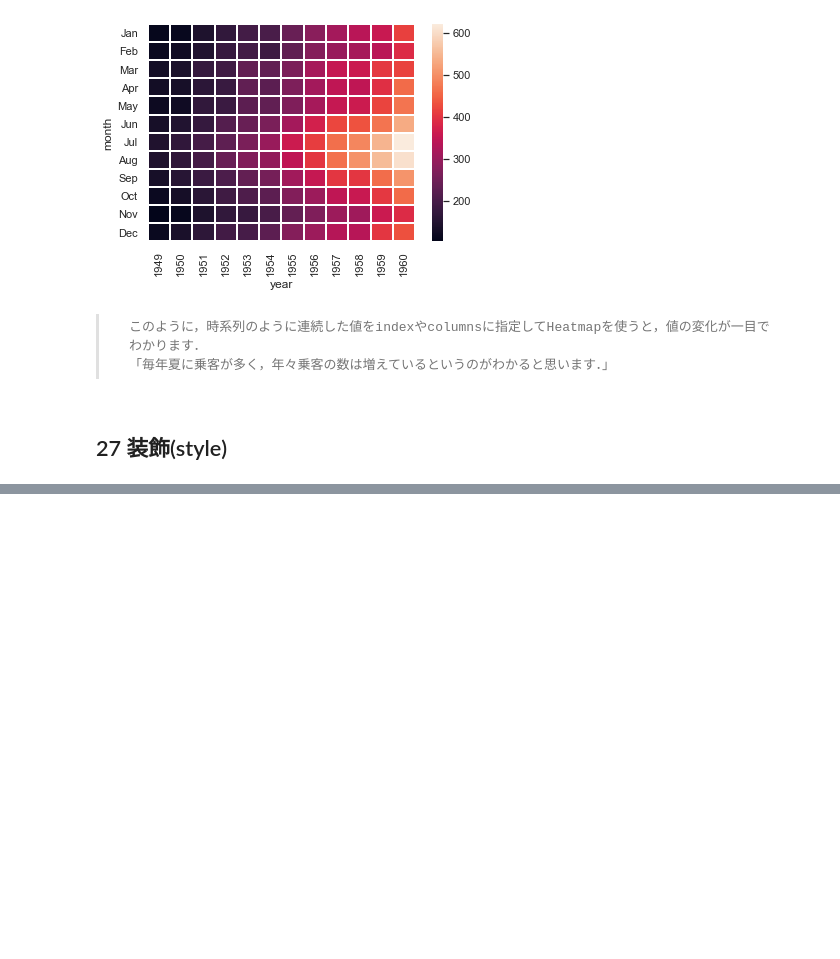
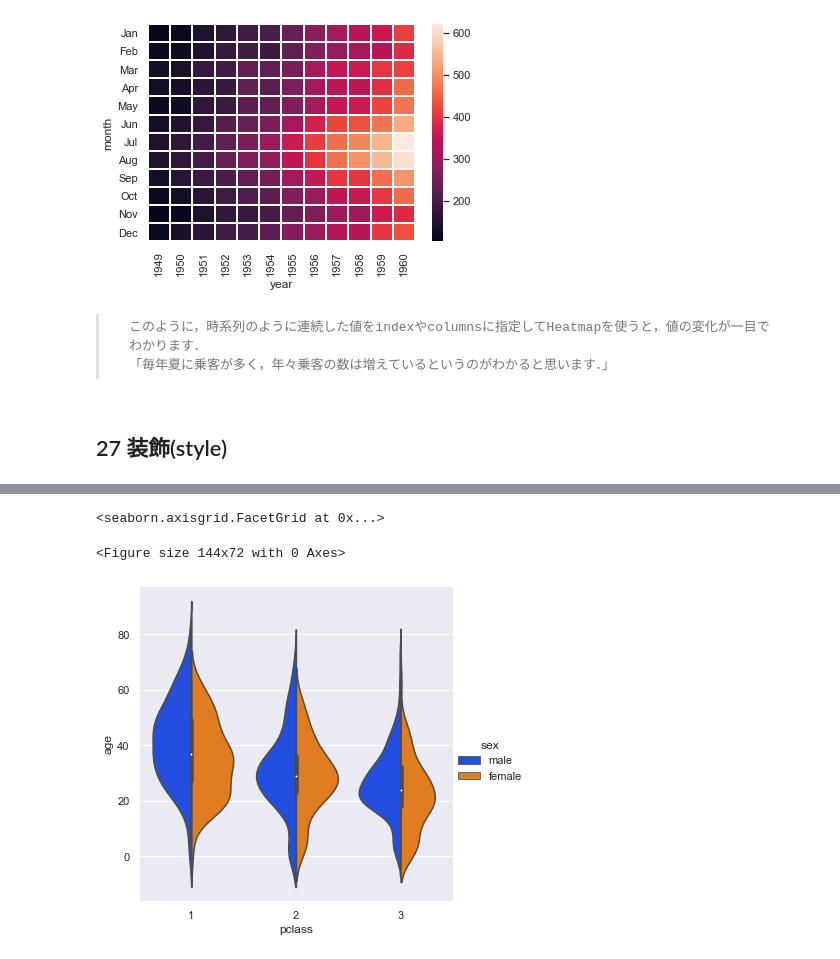
Before and after one commit to GitHiru/ml_academic, a Jupyter notebook: various_learning/kame/kame_ds_5_seaborn.ipynb, the cells around one changed output, grey strips where cells are left out. Drawn from its saved outputs; the diff is of its cells as text; code cells hidden in the pictures; blank space fills up the shorter version.

```diff
--- a/various_learning/kame/kame_ds_5_seaborn.ipynb
+++ b/various_learning/kame/kame_ds_5_seaborn.ipynb
@@ -329,0 +387,7 @@ sns.heatmap(flights_pivot, linewidths=1)
+# %%
+sns.set(palette="bright")
+sns.catplot(x="pclass", y="age", data=titanic, kind="violin", hue="sex", split=True)
+# %% [output]
+<seaborn.axisgrid.FacetGrid at 0x...>
+<Figure size 144x72 with 0 Axes>
+[figure, added]
```
Also changed, not shown: parts of 15 cells of this notebook.
